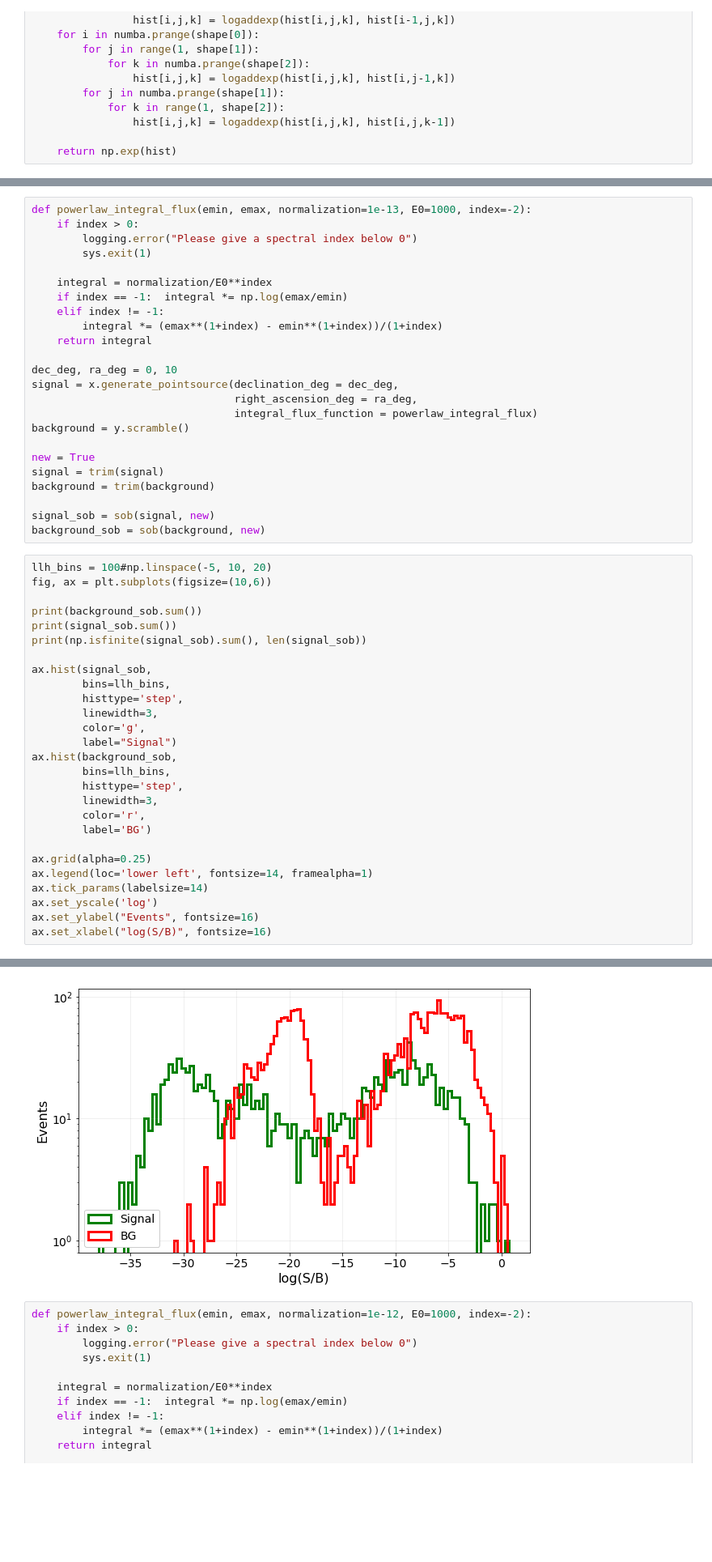
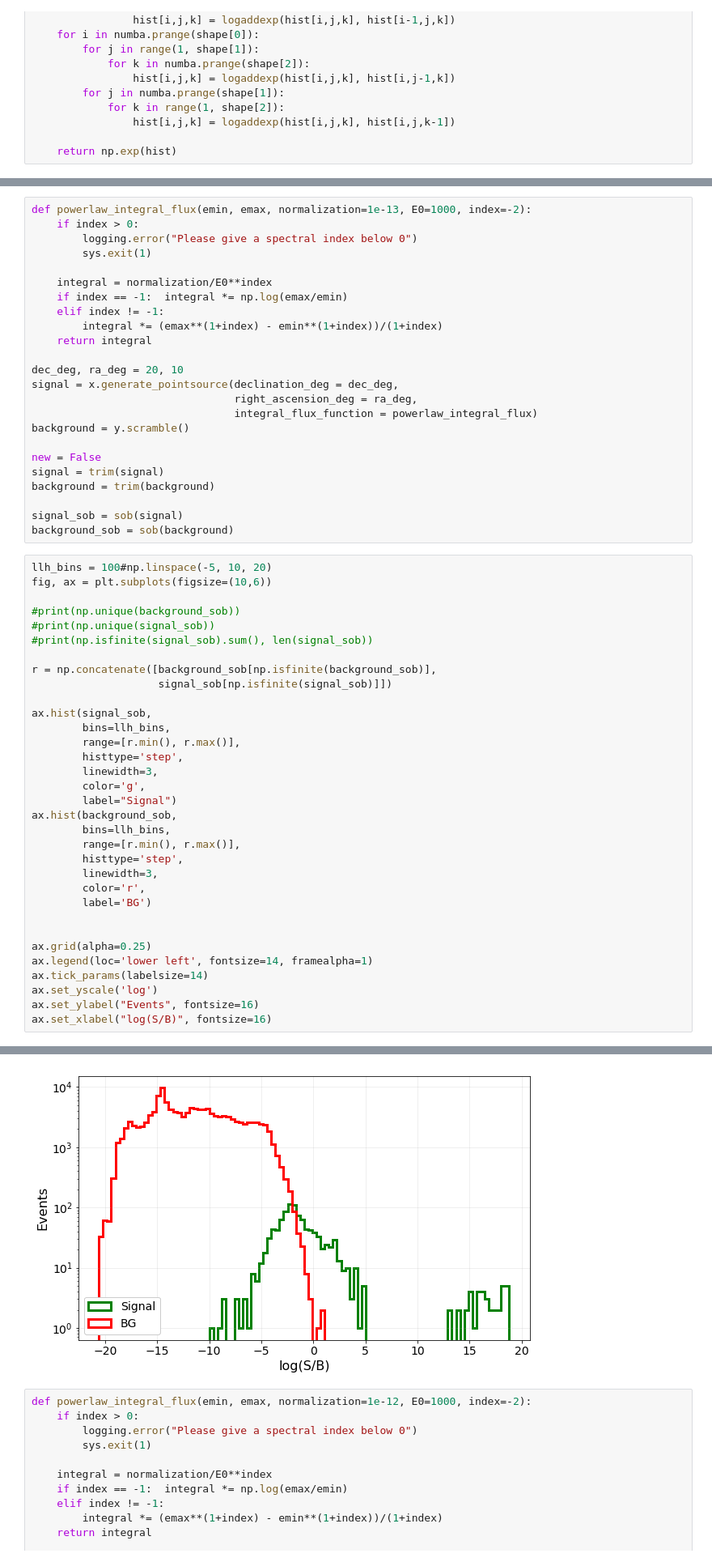
Before and after one commit to mjlarson/I3PublicDataSampler, a Jupyter notebook: simulation_test.ipynb, the cells around one changed output, grey strips where cells are left out. Shown at 81% size. Saved outputs shown, nothing was run; the diff lists cells and outputs as text; blank space fills up the shorter version.

Commit message:
Working version of signal and background likelihood evaluations.

```diff
--- a/simulation_test.ipynb
+++ b/simulation_test.ipynb
@@ -188,38 +268,44 @@ def powerlaw_integral_flux(emin, emax, normalization=1e-13, E0=1000, index=-2):
         integral *= (emax**(1+index) - emin**(1+index))/(1+index)
     return integral
 
-dec_deg, ra_deg = 0, 10
+dec_deg, ra_deg = 20, 10
 signal = x.generate_pointsource(declination_deg = dec_deg,
                                 right_ascension_deg = ra_deg,
                                 integral_flux_function = powerlaw_integral_flux)
 background = y.scramble()
 
-new = True
+new = False
 signal = trim(signal)
 background = trim(background)
 
-signal_sob = sob(signal, new)
-background_sob = sob(background, new)
+signal_sob = sob(signal)
+background_sob = sob(background)
 # %%
 llh_bins = 100#np.linspace(-5, 10, 20)
 fig, ax = plt.subplots(figsize=(10,6))
 
-print(background_sob.sum())
-print(signal_sob.sum())
-print(np.isfinite(signal_sob).sum(), len(signal_sob))
+#print(np.unique(background_sob))
+#print(np.unique(signal_sob))
+#print(np.isfinite(signal_sob).sum(), len(signal_sob))
+
+r = np.concatenate([background_sob[np.isfinite(background_sob)],
+                    signal_sob[np.isfinite(signal_sob)]])
 
 ax.hist(signal_sob,
         bins=llh_bins,
+        range=[r.min(), r.max()],
         histtype='step',
         linewidth=3,
         color='g',
         label="Signal")
 ax.hist(background_sob,
         bins=llh_bins,
+        range=[r.min(), r.max()],
         histtype='step',
         linewidth=3,
         color='r',
         label='BG')
+
 
 ax.grid(alpha=0.25)
 ax.legend(loc='lower left', fontsize=14, framealpha=1)
@@ -235,4 +318,4 @@ Text(0.5,0,'log(S/B)')
-[figure, old version]
+[figure, new version]
 # %%
 def powerlaw_integral_flux(emin, emax, normalization=1e-12, E0=1000, index=-2):
     if index > 0:
```
Also changed, not shown: parts of 6 cells of this notebook, 2 other files.
